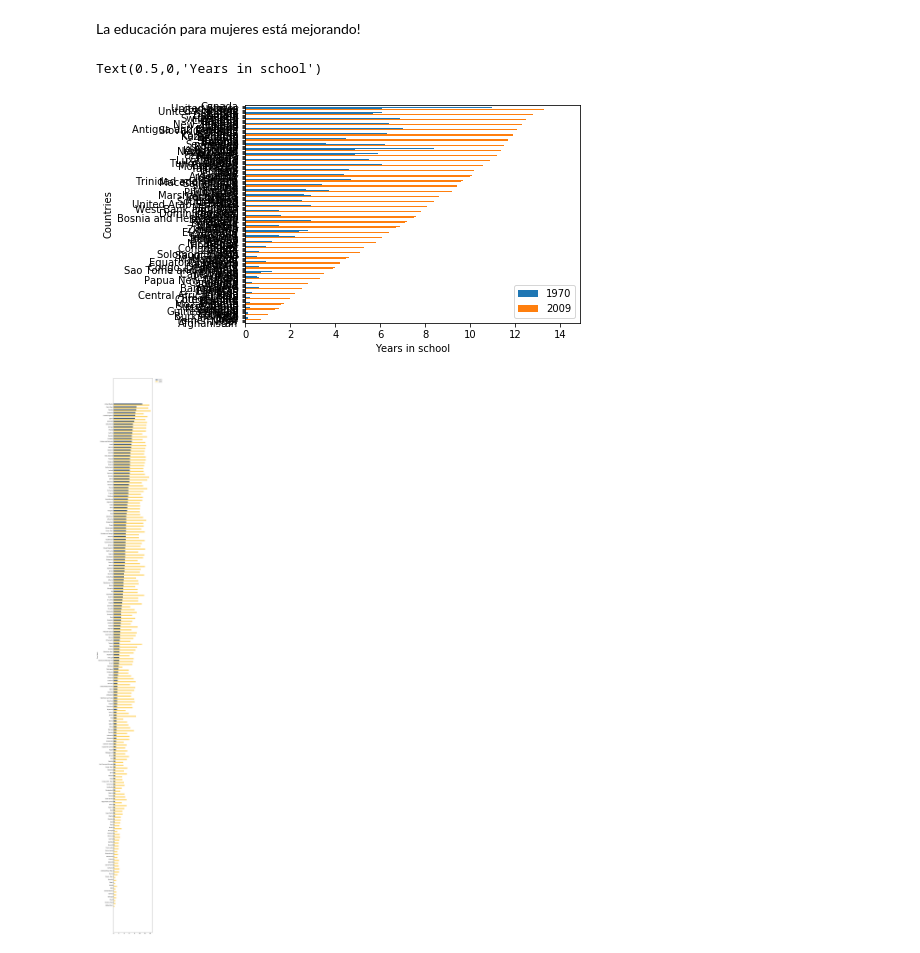
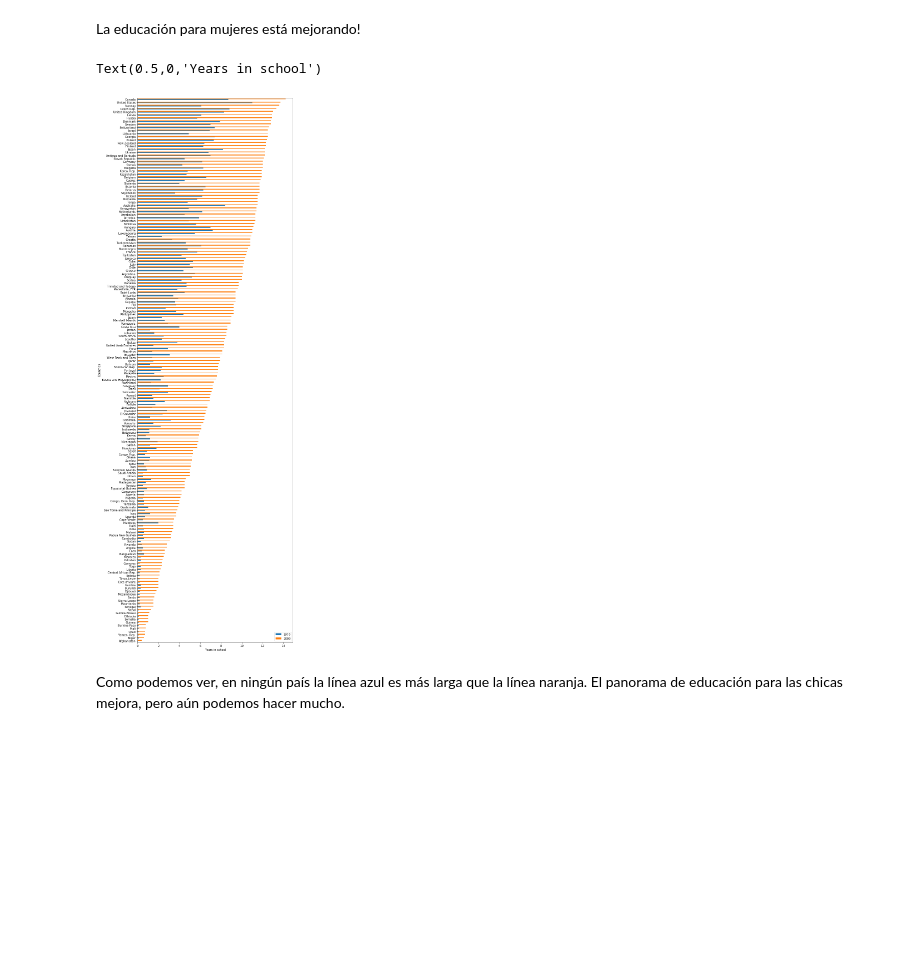
Before and after one commit to nonameable/pyladies-iniciando-con-python, a Jupyter notebook: Iniciando con Python.ipynb, the cells around one changed output. Cells and saved outputs as stored; diff of their text form; code cells hidden in the pictures; blank space fills up the shorter version.

```diff
--- a/Iniciando con Python.ipynb
+++ b/Iniciando con Python.ipynb
@@ -602,17 +604,16 @@ Text(0.5,0,'Years in school in 1970')
 # %% [markdown]
 La educación para mujeres está mejorando!
 # %%
+
 data_1970_2009 = school.sort_values('2009').loc[:, [ 'Row Labels', '1970', '2009']]
-bar = data_1970_2009.plot(kind='barh', x='Row Labels');
+bar = data_1970_2009.plot(kind='barh', x='Row Labels', figsize=(10,36));
 # Set the y-axis label
 bar.set_ylabel("Countries")
 
 # Set the y-axis label
 bar.set_xlabel("Years in school")
 # %% [output]
 Text(0.5,0,'Years in school')
-[figure, old version]
+[figure, new version]
-# %%
-top_1970_with_2009.barh('Row Labels')
-# %% [output]
-[figure, removed]
+# %% [markdown]
+Como podemos ver, en ningún país la línea azul es más larga que la línea naranja. El panorama de educación para las chicas mejora, pero aún podemos hacer mucho.
```
Also changed, not shown: parts of 22 cells of this notebook, 1 other file.
